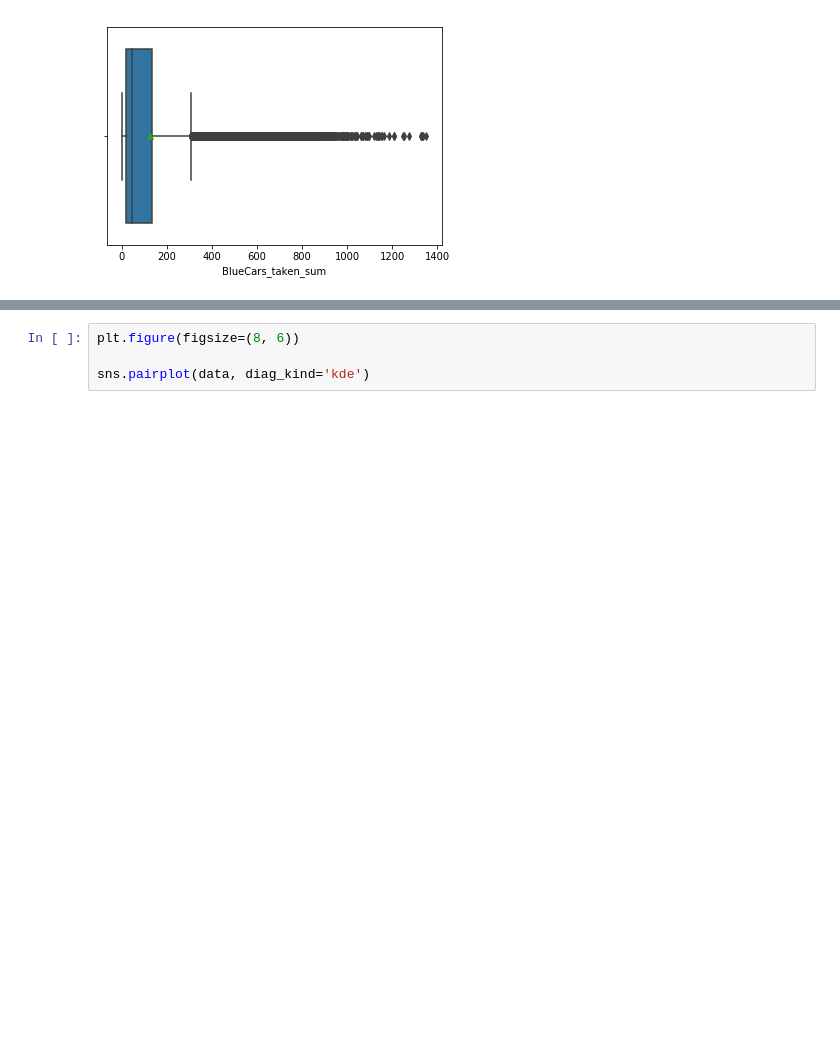
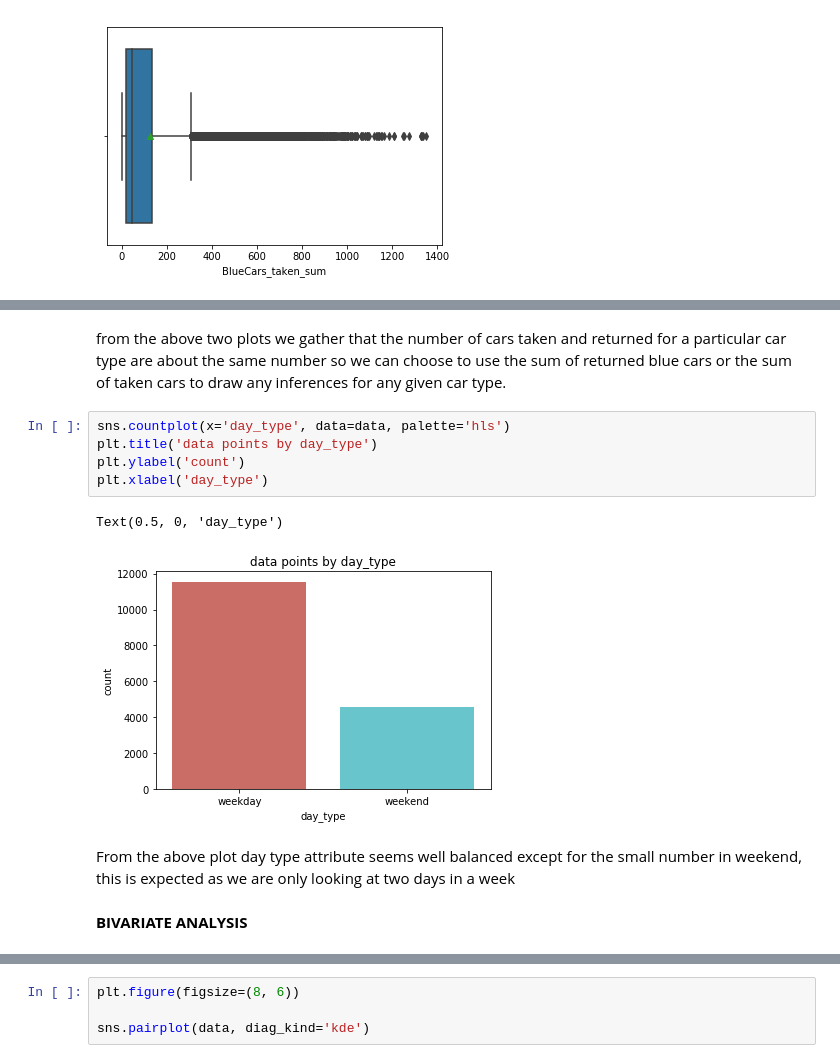
Before and after one commit to EOKELLO/IP-WEEK1-CORE, a Jupyter notebook: Moringa_Data_Science_Core_W3_Independent_Project_2019_07_Elizabeth_Okello_Python_Notebook.ipynb, the cells around one changed output, grey strips where cells are left out. Cells and saved outputs as stored; diff of their text form; blank space fills up the shorter version.

```diff
--- a/Moringa_Data_Science_Core_W3_Independent_Project_2019_07_Elizabeth_Okello_Python_Notebook.ipynb
+++ b/Moringa_Data_Science_Core_W3_Independent_Project_2019_07_Elizabeth_Okello_Python_Notebook.ipynb
@@ -144 +166,15 @@ data['Utilib_14_taken_sum'].value_counts().head(10).plot.bar()
+# %% [markdown]
+from the above two plots we gather that the number of cars taken and returned for a particular car type are about the same number so we can choose to use the sum of returned blue cars or the sum of taken cars to draw any inferences for any given car type.
+# %%
+sns.countplot(x='day_type', data=data, palette='hls')
+plt.title('data points by day_type')
+plt.ylabel('count')
+plt.xlabel('day_type')
+# %% [output]
+Text(0.5, 0, 'day_type')
+[figure, added]
+# %% [markdown]
+From the above plot day type attribute seems well balanced except for the small number in weekend, this is expected as we are only looking at two days in a week
+# %% [markdown]
+**BIVARIATE** **ANALYSIS**
 # %%
```
Also changed, not shown: parts of 49 cells of this notebook.
